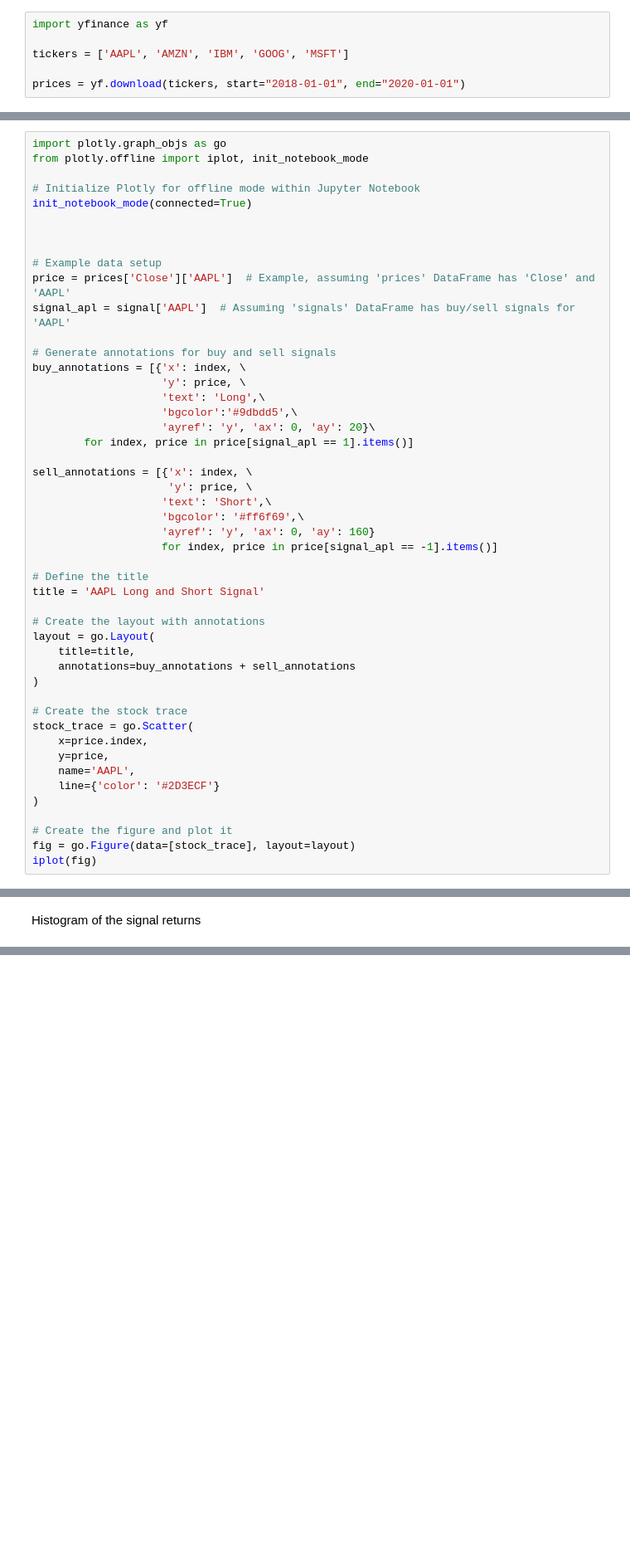
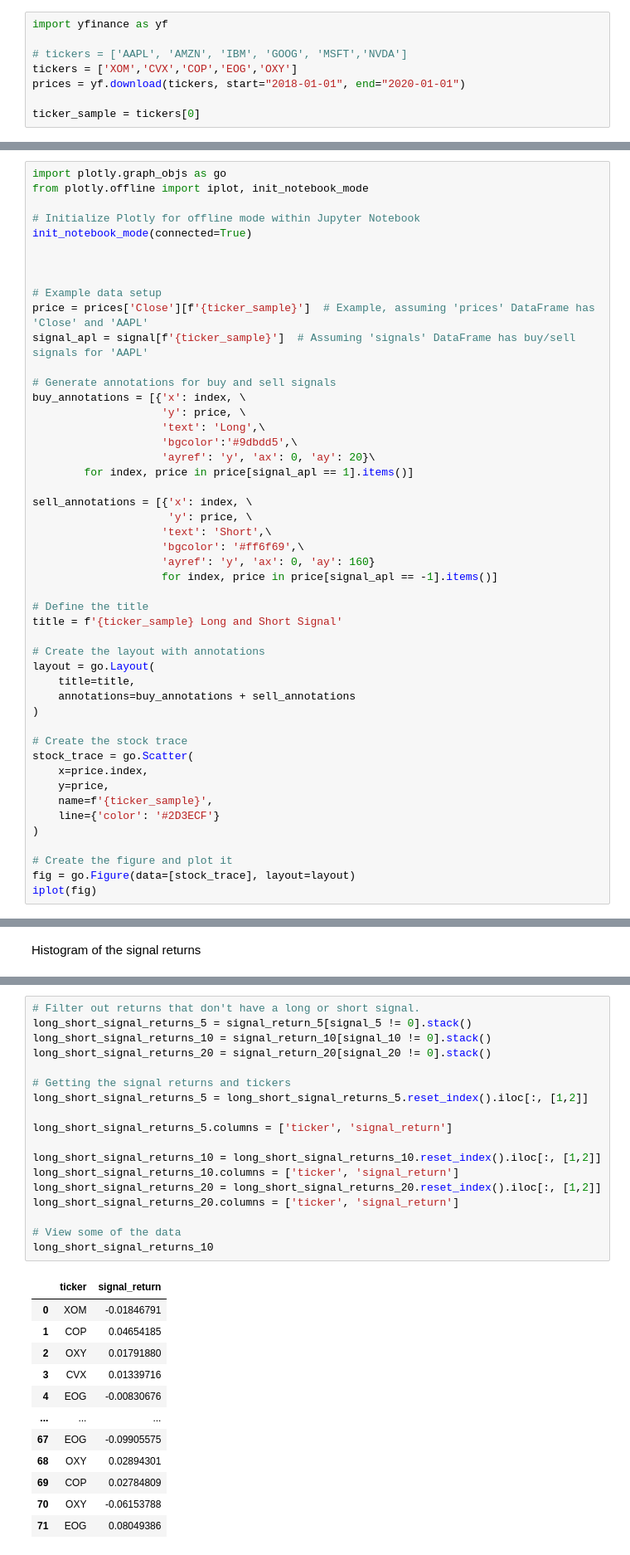
Before and after one commit to ansingh16/AI_for_trading, a Jupyter notebook: Strategies/Breakout_Strategy.ipynb, the cells around one changed output, grey strips where cells are left out. Shown at 83% size. Saved outputs shown, nothing was run; the diff lists cells and outputs as text; blank space fills up the shorter version.

```diff
--- a/Strategies/Breakout_Strategy.ipynb
+++ b/Strategies/Breakout_Strategy.ipynb
@@ -22,9 +22,11 @@ offline_py.init_notebook_mode(connected=True)
 # %%
 import yfinance as yf
 
-tickers = ['AAPL', 'AMZN', 'IBM', 'GOOG', 'MSFT']
+# tickers = ['AAPL', 'AMZN', 'IBM', 'GOOG', 'MSFT','NVDA']
+tickers = ['XOM','CVX','COP','EOG','OXY']
+prices = yf.download(tickers, start="2018-01-01", end="2020-01-01")
 
-prices = yf.download(tickers, start="2018-01-01", end="2020-01-01")
+ticker_sample = tickers[0]
 # %% [output]
 [*********************100%%**********************]  5 of 5 completed
 # %%
@@ -127,8 +130,8 @@ init_notebook_mode(connected=True)
 
 
 # Example data setup
-price = prices['Close']['AAPL']  # Example, assuming 'prices' DataFrame has 'Close' and 'AAPL'
-signal_apl = signal['AAPL']  # Assuming 'signals' DataFrame has buy/sell signals for 'AAPL'
+price = prices['Close'][f'{ticker_sample}']  # Example, assuming 'prices' DataFrame has 'Close' and 'AAPL'
+signal_apl = signal[f'{ticker_sample}']  # Assuming 'signals' DataFrame has buy/sell signals for 'AAPL'
 
 # Generate annotations for buy and sell signals
 buy_annotations = [{'x': index, \
@@ -146,7 +149,7 @@ sell_annotations = [{'x': index, \
                     for index, price in price[signal_apl == -1].items()]
 
 # Define the title
-title = 'AAPL Long and Short Signal'
+title = f'{ticker_sample} Long and Short Signal'
 
 # Create the layout with annotations
 layout = go.Layout(
@@ -158,7 +161,7 @@ layout = go.Layout(
 stock_trace = go.Scatter(
     x=price.index,
     y=price,
-    name='AAPL',
+    name=f'{ticker_sample}',
     line={'color': '#2D3ECF'}
 )
 
@@ -534,0 +564,31 @@ ax.legend(loc='upper left')
+# %%
+# Filter out returns that don't have a long or short signal.
+long_short_signal_returns_5 = signal_return_5[signal_5 != 0].stack()
+long_short_signal_returns_10 = signal_return_10[signal_10 != 0].stack()
+long_short_signal_returns_20 = signal_return_20[signal_20 != 0].stack()
+
+# Getting the signal returns and tickers
+long_short_signal_returns_5 = long_short_signal_returns_5.reset_index().iloc[:, [1,2]]
+
+long_short_signal_returns_5.columns = ['ticker', 'signal_return']
+
+long_short_signal_returns_10 = long_short_signal_returns_10.reset_index().iloc[:, [1,2]]
+long_short_signal_returns_10.columns = ['ticker', 'signal_return']
+long_short_signal_returns_20 = long_short_signal_returns_20.reset_index().iloc[:, [1,2]]
+long_short_signal_returns_20.columns = ['ticker', 'signal_return']
+
+# View some of the data
+long_short_signal_returns_10
+# %% [output]
+|  | ticker | signal_return |
+| 0 | XOM | -0.01846791 |
+| 1 | COP | 0.04654185 |
+| 2 | OXY | 0.01791880 |
+| 3 | CVX | 0.01339716 |
+| 4 | EOG | -0.00830676 |
+| ... | ... | ... |
+| 67 | EOG | -0.09905575 |
+| 68 | OXY | 0.02894301 |
+| 69 | COP | 0.02784809 |
+| 70 | OXY | -0.06153788 |
+| 71 | EOG | 0.08049386 |
```
Also changed, not shown: parts of 19 cells of this notebook.
